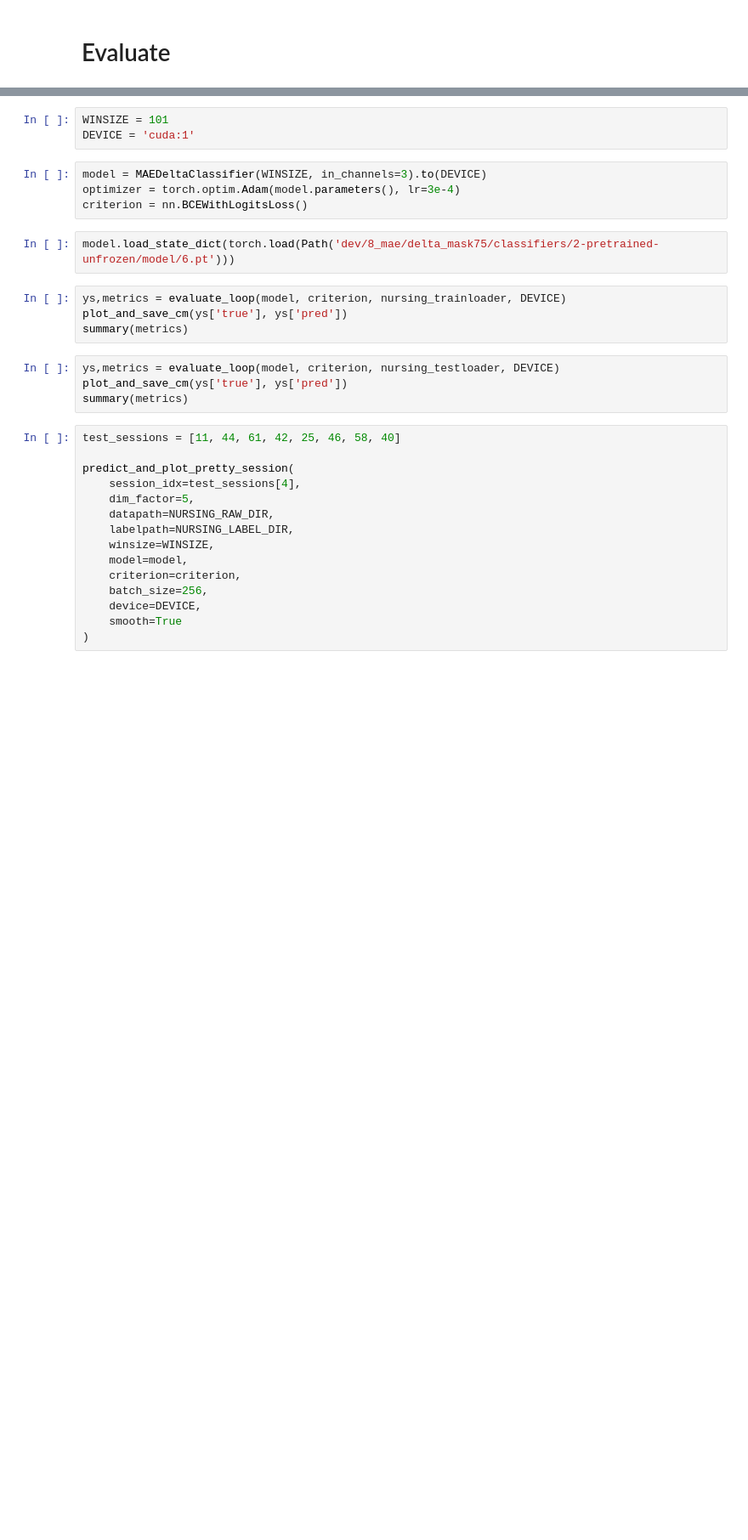
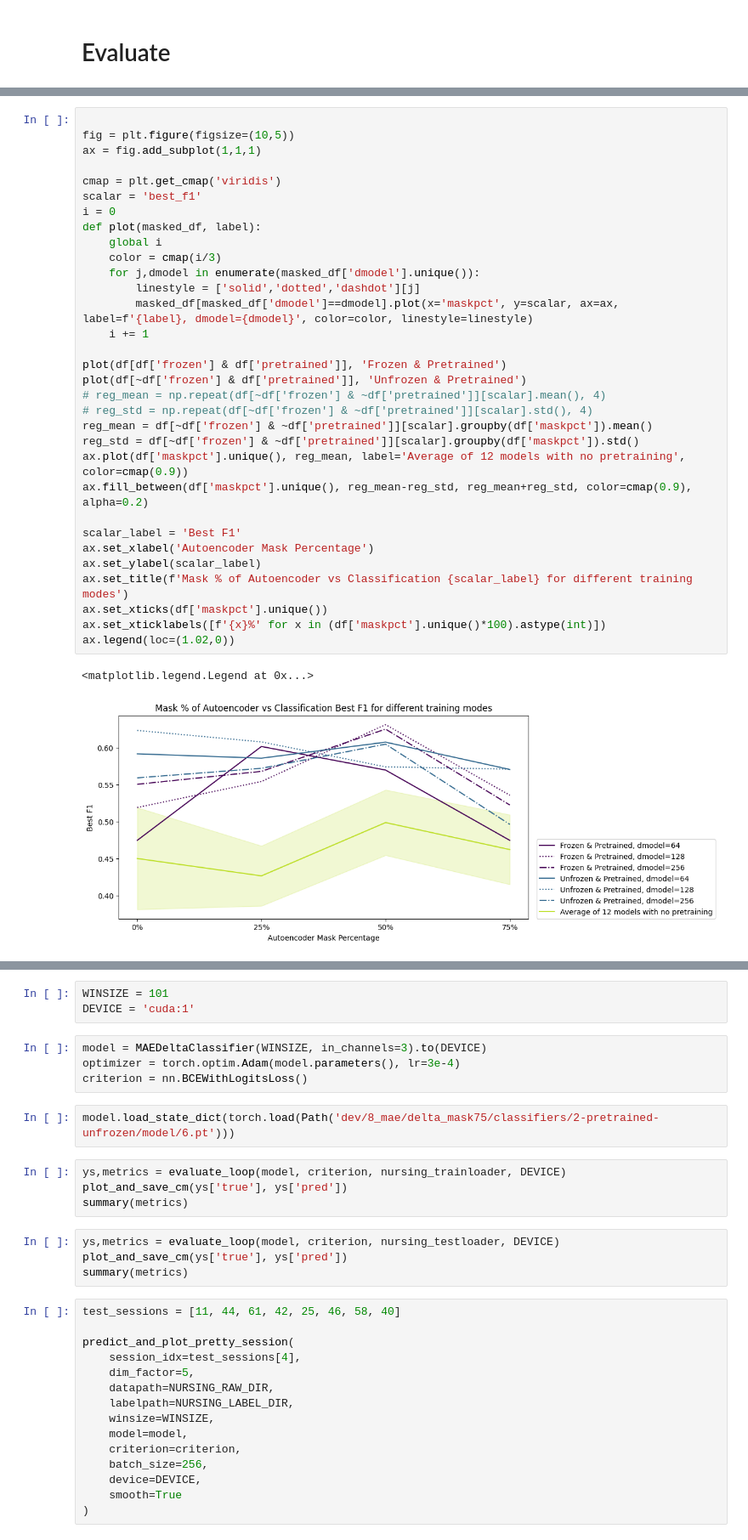
Before and after one commit to Musa-Azeem/eating-detection, a Jupyter notebook: encoderclassifier.ipynb, the cells around one changed output, grey strips where cells are left out. Shown at 85% size. Saved outputs shown, nothing was run; the diff lists cells and outputs as text; blank space fills up the shorter version.

Commit message:
so much matplotlib

```diff
--- a/encoderclassifier.ipynb
+++ b/encoderclassifier.ipynb
@@ -134,0 +124,35 @@ fig.show(renderer='browser')
+# %%
+
+fig = plt.figure(figsize=(10,5))
+ax = fig.add_subplot(1,1,1)
+
+cmap = plt.get_cmap('viridis')
+scalar = 'best_f1'
+i = 0
+def plot(masked_df, label):
+    global i
+    color = cmap(i/3)
+    for j,dmodel in enumerate(masked_df['dmodel'].unique()):
+        linestyle = ['solid','dotted','dashdot'][j]
+        masked_df[masked_df['dmodel']==dmodel].plot(x='maskpct', y=scalar, ax=ax, label=f'{label}, dmodel={dmodel}', color=color, linestyle=linestyle)
+    i += 1
+
+plot(df[df['frozen'] & df['pretrained']], 'Frozen & Pretrained')
+plot(df[~df['frozen'] & df['pretrained']], 'Unfrozen & Pretrained')
+# reg_mean = np.repeat(df[~df['frozen'] & ~df['pretrained']][scalar].mean(), 4)
+# reg_std = np.repeat(df[~df['frozen'] & ~df['pretrained']][scalar].std(), 4)
+reg_mean = df[~df['frozen'] & ~df['pretrained']][scalar].groupby(df['maskpct']).mean()
+reg_std = df[~df['frozen'] & ~df['pretrained']][scalar].groupby(df['maskpct']).std()
+ax.plot(df['maskpct'].unique(), reg_mean, label='Average of 12 models with no pretraining', color=cmap(0.9))
+ax.fill_between(df['maskpct'].unique(), reg_mean-reg_std, reg_mean+reg_std, color=cmap(0.9), alpha=0.2)
+
+scalar_label = 'Best F1'
+ax.set_xlabel('Autoencoder Mask Percentage')
+ax.set_ylabel(scalar_label)
+ax.set_title(f'Mask % of Autoencoder vs Classification {scalar_label} for different training modes')
+ax.set_xticks(df['maskpct'].unique())
+ax.set_xticklabels([f'{x}%' for x in (df['maskpct'].unique()*100).astype(int)])
+ax.legend(loc=(1.02,0))
+# %% [output]
+<matplotlib.legend.Legend at 0x...>
+[figure, added]
```
Also changed, not shown: parts of 9 cells of this notebook, 4 other files.
